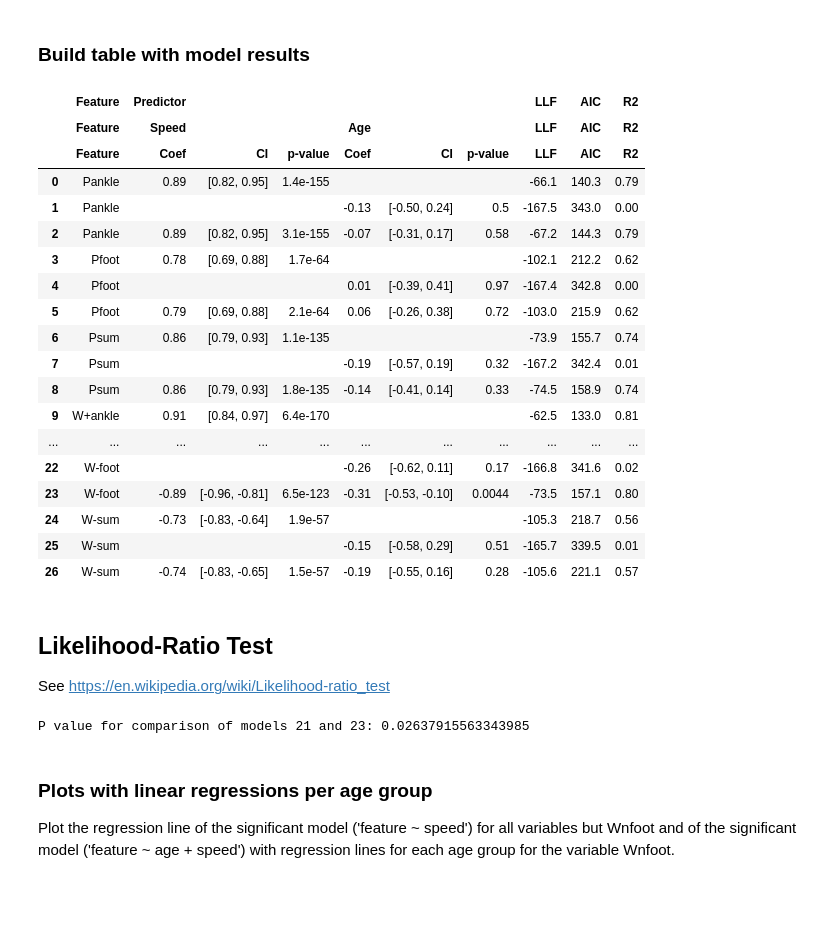
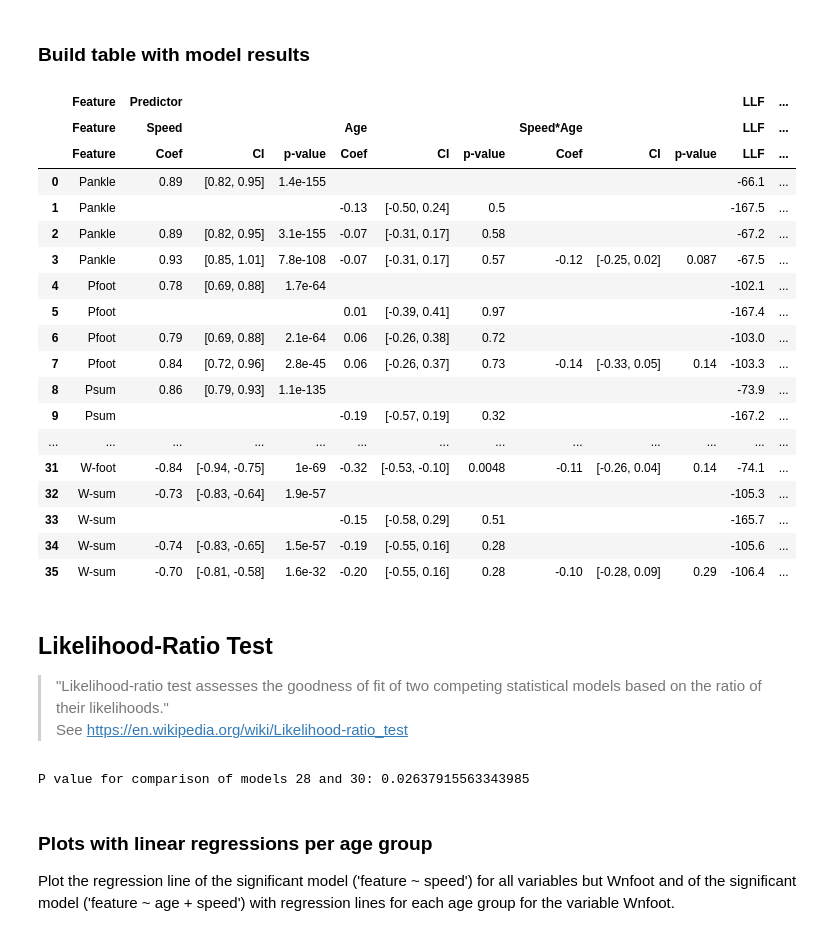
Before and after one commit to BMClab/papers, a Jupyter notebook: age_speed_af_power/notebooks/UDregression.ipynb, the cells around one changed output. Saved outputs shown, nothing was run; the diff lists cells and outputs as text; code cells hidden in the pictures; blank space fills up the shorter version.

```diff
--- a/age_speed_af_power/notebooks/UDregression.ipynb
+++ b/age_speed_af_power/notebooks/UDregression.ipynb
@@ -49,8 +49,7 @@ def describe(df, by=None, var=['mean', 'std', pnorm]):
     return x
 # %%
 # load data
-path2 = r'/Users/regifukuchi/Google Drive/BMClab/Data/WBDS_pwr'
-path2 = r'/mnt/A/BMClab/Data/WBDS_pwr'
+path2 = r'./../data/'
 fname = os.path.join(path2, 'UD_stats_all_speeds.csv')
 df = pd.read_csv(fname, sep=',', header=0, index_col=0)
 display(df)
@@ -139,11 +140,12 @@ df.loc[:, 'Gender'].replace({'F': 0, 'M': 1}, inplace=True)
 # %% [markdown]
 #### Run models for all predictors and responses:
 # %%
-def get_res(fit_ml, fit_re, names=['Speed', 'C(AgeGroup)[T.1]']):
+def get_res(fit_ml, fit_re, names=['Speed', 'C(AgeGroup)[T.1]', 'Speed:C(AgeGroup)[T.1]']):
     """Get results from regression fit as list.
 
     res = ['Response', 'Coef', 'CI', 'p', 'Coef', 'CI', 'p', 'AIC', 'llf', 'R2']
     """
+    # print(fit_re.model.exog_names)
     if names is None:
         names = fit_re.model.exog_names[1:]
     res = [np.nan]*(1 + len(names)*3 + 3)
@@ -174,7 +176,8 @@ warnings.filterwarnings("ignore")
 
 predictor = ['Speed',
              'C(AgeGroup)',
-             'Speed + C(AgeGroup)']  # 'Speed * C(AgeGroup)', 'BMI', 'LegLen', 'C(Gender)'
+             'Speed + C(AgeGroup)',
+             'Speed * C(AgeGroup)']  # 'BMI', 'LegLen', 'C(Gender)'
 response = ['Pankle', 'Pfoot', 'Psum',
             'Wpankle', 'Wpfoot', 'Wpsum',
             'Wnankle', 'Wnfoot', 'Wnsum']
@@ -218,50 +221,62 @@ Model 26: Wnsum ~ Speed + C(AgeGroup) converged.
 # %% [markdown]
 ### Build table with model results
 # %%
-h0 = ['Feature', 'Predictor', 'Predictor', 'Predictor', 'Predictor',
-      'Predictor', 'Predictor', 'LLF', 'AIC', 'R2']
-h1 = ['Feature', 'Speed', 'Speed', 'Speed', 'Age', 'Age', 'Age', 'LLF', 'AIC', 'R2']
-h2 = ['Feature', 'Coef', 'CI', 'p-value', 'Coef', 'CI', 'p-value', 'LLF', 'AIC', 'R2']
+h0 = ['Feature',
+      'Predictor', 'Predictor', 'Predictor',
+      'Predictor', 'Predictor', 'Predictor',
+      'Predictor', 'Predictor', 'Predictor',
+      'LLF', 'AIC', 'R2']
+h1 = ['Feature',
+      'Speed', 'Speed', 'Speed',
+      'Age', 'Age', 'Age',
+      'Speed*Age', 'Speed*Age', 'Speed*Age',
+      'LLF', 'AIC', 'R2']
+h2 = ['Feature',
+      'Coef', 'CI', 'p-value',
+      'Coef', 'CI', 'p-value',
+      'Coef', 'CI', 'p-value',
+      'LLF', 'AIC', 'R2']
 
 table = pd.DataFrame(data=data)
 table.columns=[h0, h1, h2]
 table.replace({np.nan: '', 'Wpankle': 'W+ankle', 'Wnankle': 'W-ankle',
               'Wpfoot': 'W+foot', 'Wnfoot': 'W-foot',
               'Wpsum': 'W+sum', 'Wnsum': 'W-sum'}, inplace=True)
 table.to_csv(os.path.join(path2, 'table_regression.csv'), sep='\t', index=False)
 table.style \
      .apply(sig_red, subset=[c for c in table.columns if c[-1] == 'p-value']) \
      .set_table_styles([dict(selector='th', props=[('text-align', 'center')])])  # .hide_index()
 # %% [output]
-|  | Feature | Predictor |  |  |  |  |  | LLF | AIC | R2 |
-|  | Feature | Speed |  |  | Age |  |  | LLF | AIC | R2 |
-|  | Feature | Coef | CI | p-value | Coef | CI | p-value | LLF | AIC | R2 |
-| 0 | Pankle | 0.89 | [0.82, 0.95] | 1.4e-155 |  |  |  | -66.1 | 140.3 | 0.79 |
-| 1 | Pankle |  |  |  | -0.13 | [-0.50, 0.24] | 0.5 | -167.5 | 343.0 | 0.00 |
-| 2 | Pankle | 0.89 | [0.82, 0.95] | 3.1e-155 | -0.07 | [-0.31, 0.17] | 0.58 | -67.2 | 144.3 | 0.79 |
-| 3 | Pfoot | 0.78 | [0.69, 0.88] | 1.7e-64 |  |  |  | -102.1 | 212.2 | 0.62 |
-| 4 | Pfoot |  |  |  | 0.01 | [-0.39, 0.41] | 0.97 | -167.4 | 342.8 | 0.00 |
-| 5 | Pfoot | 0.79 | [0.69, 0.88] | 2.1e-64 | 0.06 | [-0.26, 0.38] | 0.72 | -103.0 | 215.9 | 0.62 |
-| 6 | Psum | 0.86 | [0.79, 0.93] | 1.1e-135 |  |  |  | -73.9 | 155.7 | 0.74 |
-| 7 | Psum |  |  |  | -0.19 | [-0.57, 0.19] | 0.32 | -167.2 | 342.4 | 0.01 |
-| 8 | Psum | 0.86 | [0.79, 0.93] | 1.8e-135 | -0.14 | [-0.41, 0.14] | 0.33 | -74.5 | 158.9 | 0.74 |
-| 9 | W+ankle | 0.91 | [0.84, 0.97] | 6.4e-170 |  |  |  | -62.5 | 133.0 | 0.81 |
-| ... | ... | ... | ... | ... | ... | ... | ... | ... | ... | ... |
-| 22 | W-foot |  |  |  | -0.26 | [-0.62, 0.11] | 0.17 | -166.8 | 341.6 | 0.02 |
-| 23 | W-foot | -0.89 | [-0.96, -0.81] | 6.5e-123 | -0.31 | [-0.53, -0.10] | 0.0044 | -73.5 | 157.1 | 0.80 |
-| 24 | W-sum | -0.73 | [-0.83, -0.64] | 1.9e-57 |  |  |  | -105.3 | 218.7 | 0.56 |
-| 25 | W-sum |  |  |  | -0.15 | [-0.58, 0.29] | 0.51 | -165.7 | 339.5 | 0.01 |
-| 26 | W-sum | -0.74 | [-0.83, -0.65] | 1.5e-57 | -0.19 | [-0.55, 0.16] | 0.28 | -105.6 | 221.1 | 0.57 |
+|  | Feature | Predictor |  |  |  |  |  |  |  |  | LLF | ... |
+|  | Feature | Speed |  |  | Age |  |  | Speed*Age |  |  | LLF | ... |
+|  | Feature | Coef | CI | p-value | Coef | CI | p-value | Coef | CI | p-value | LLF | ... |
+| 0 | Pankle | 0.89 | [0.82, 0.95] | 1.4e-155 |  |  |  |  |  |  | -66.1 | ... |
+| 1 | Pankle |  |  |  | -0.13 | [-0.50, 0.24] | 0.5 |  |  |  | -167.5 | ... |
+| 2 | Pankle | 0.89 | [0.82, 0.95] | 3.1e-155 | -0.07 | [-0.31, 0.17] | 0.58 |  |  |  | -67.2 | ... |
+| 3 | Pankle | 0.93 | [0.85, 1.01] | 7.8e-108 | -0.07 | [-0.31, 0.17] | 0.57 | -0.12 | [-0.25, 0.02] | 0.087 | -67.5 | ... |
+| 4 | Pfoot | 0.78 | [0.69, 0.88] | 1.7e-64 |  |  |  |  |  |  | -102.1 | ... |
+| 5 | Pfoot |  |  |  | 0.01 | [-0.39, 0.41] | 0.97 |  |  |  | -167.4 | ... |
+| 6 | Pfoot | 0.79 | [0.69, 0.88] | 2.1e-64 | 0.06 | [-0.26, 0.38] | 0.72 |  |  |  | -103.0 | ... |
+| 7 | Pfoot | 0.84 | [0.72, 0.96] | 2.8e-45 | 0.06 | [-0.26, 0.37] | 0.73 | -0.14 | [-0.33, 0.05] | 0.14 | -103.3 | ... |
+| 8 | Psum | 0.86 | [0.79, 0.93] | 1.1e-135 |  |  |  |  |  |  | -73.9 | ... |
+| 9 | Psum |  |  |  | -0.19 | [-0.57, 0.19] | 0.32 |  |  |  | -167.2 | ... |
+| ... | ... | ... | ... | ... | ... | ... | ... | ... | ... | ... | ... | ... |
+| 31 | W-foot | -0.84 | [-0.94, -0.75] | 1e-69 | -0.32 | [-0.53, -0.10] | 0.0048 | -0.11 | [-0.26, 0.04] | 0.14 | -74.1 | ... |
+| 32 | W-sum | -0.73 | [-0.83, -0.64] | 1.9e-57 |  |  |  |  |  |  | -105.3 | ... |
+| 33 | W-sum |  |  |  | -0.15 | [-0.58, 0.29] | 0.51 |  |  |  | -165.7 | ... |
+| 34 | W-sum | -0.74 | [-0.83, -0.65] | 1.5e-57 | -0.19 | [-0.55, 0.16] | 0.28 |  |  |  | -105.6 | ... |
+| 35 | W-sum | -0.70 | [-0.81, -0.58] | 1.6e-32 | -0.20 | [-0.55, 0.16] | 0.28 | -0.10 | [-0.28, 0.09] | 0.29 | -106.4 | ... |
 # %% [markdown]
 ## Likelihood-Ratio Test
 
+> "Likelihood-ratio test assesses the goodness of fit of two competing statistical models based on the ratio of their likelihoods."
 See https://en.wikipedia.org/wiki/Likelihood-ratio_test
 # %%
-llfratio = 2*(fit_ml[23].llf - fit_ml[21].llf)
+llfratio = 2*(fit_ml[30].llf - fit_ml[28].llf)
 pvalue = stats.chi2.sf(llfratio, 1)
-print('P value for comparison of models 21 and 23:', pvalue)
+print('P value for comparison of models 28 and 30:', pvalue)
 # %% [output]
-P value for comparison of models 21 and 23: 0.02637915563343985
+P value for comparison of models 28 and 30: 0.02637915563343985
 # %% [markdown]
 ### Plots with linear regressions per age group
 
```
Also changed, not shown: parts of 7 cells of this notebook, 3 other files.
